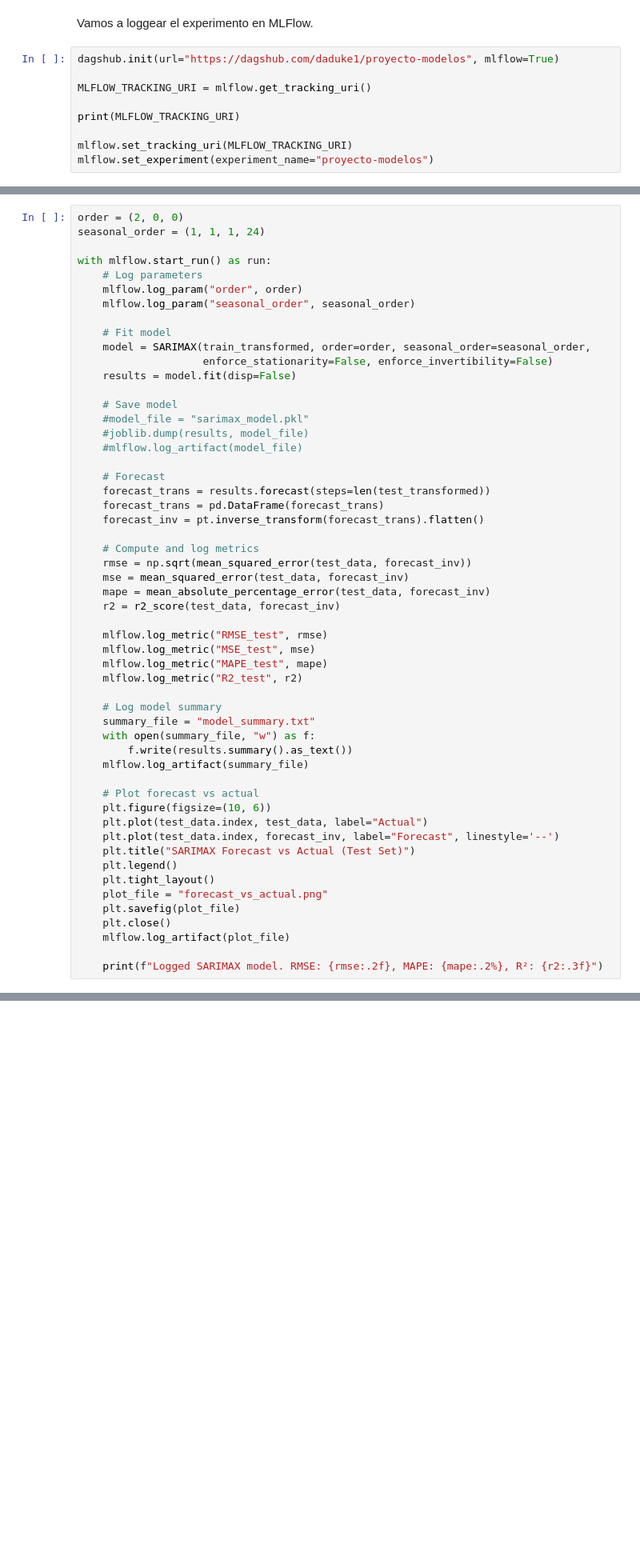
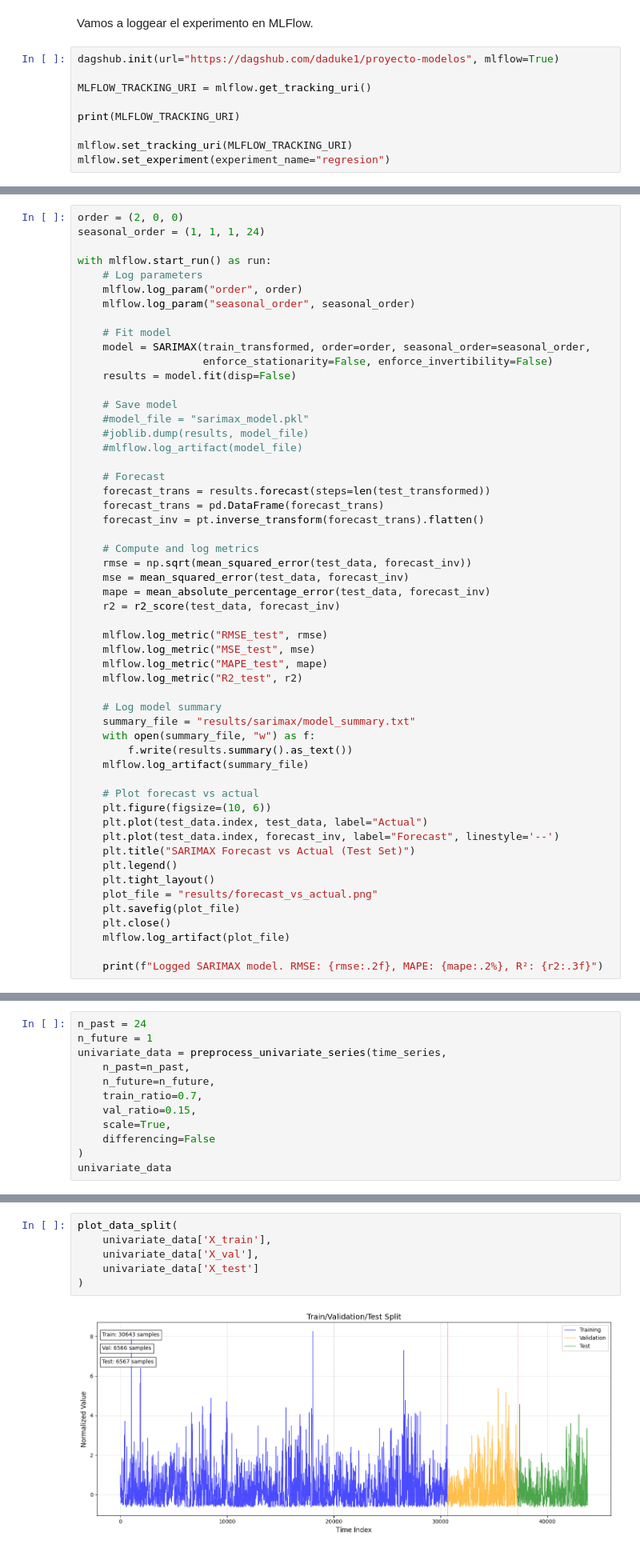
Before and after one commit to daduke1/proyecto-modelos, a Jupyter notebook: regression.ipynb, the cells around one changed output, grey strips where cells are left out. Shown at 80% size. Cells and saved outputs as stored; diff of their text form; blank space fills up the shorter version.

```diff
--- a/regression.ipynb
+++ b/regression.ipynb
@@ -1142,5 +748,5 @@ MLFLOW_TRACKING_URI = mlflow.get_tracking_uri()
 print(MLFLOW_TRACKING_URI)
 
 mlflow.set_tracking_uri(MLFLOW_TRACKING_URI)
-mlflow.set_experiment(experiment_name="proyecto-modelos")
+mlflow.set_experiment(experiment_name="regresion")
 # %% [output]
@@ -1184,7 +791,7 @@ with mlflow.start_run() as run:
     mlflow.log_metric("R2_test", r2)
 
     # Log model summary
-    summary_file = "model_summary.txt"
+    summary_file = "results/sarimax/model_summary.txt"
     with open(summary_file, "w") as f:
         f.write(results.summary().as_text())
     mlflow.log_artifact(summary_file)
@@ -1196,7 +803,7 @@ with mlflow.start_run() as run:
     plt.title("SARIMAX Forecast vs Actual (Test Set)")
     plt.legend()
     plt.tight_layout()
-    plot_file = "forecast_vs_actual.png"
+    plot_file = "results/forecast_vs_actual.png"
     plt.savefig(plot_file)
     plt.close()
     mlflow.log_artifact(plot_file)
@@ -1214,0 +939,12 @@ El modelo SARIMAX dió las siguientes métricas:
+# %%
+n_past = 24
+n_future = 1
+univariate_data = preprocess_univariate_series(time_series,
+    n_past=n_past,
+    n_future=n_future,
+    train_ratio=0.7,
+    val_ratio=0.15,
+    scale=True,
+    differencing=False
+)
+univariate_data
@@ -1214,0 +1015,8 @@ El modelo SARIMAX dió las siguientes métricas:
+# %%
+plot_data_split(
+    univariate_data['X_train'],
+    univariate_data['X_val'],
+    univariate_data['X_test']
+)
+# %% [output]
+[figure, added]
```
Also changed, not shown: parts of 24 cells of this notebook, 1 other file.
